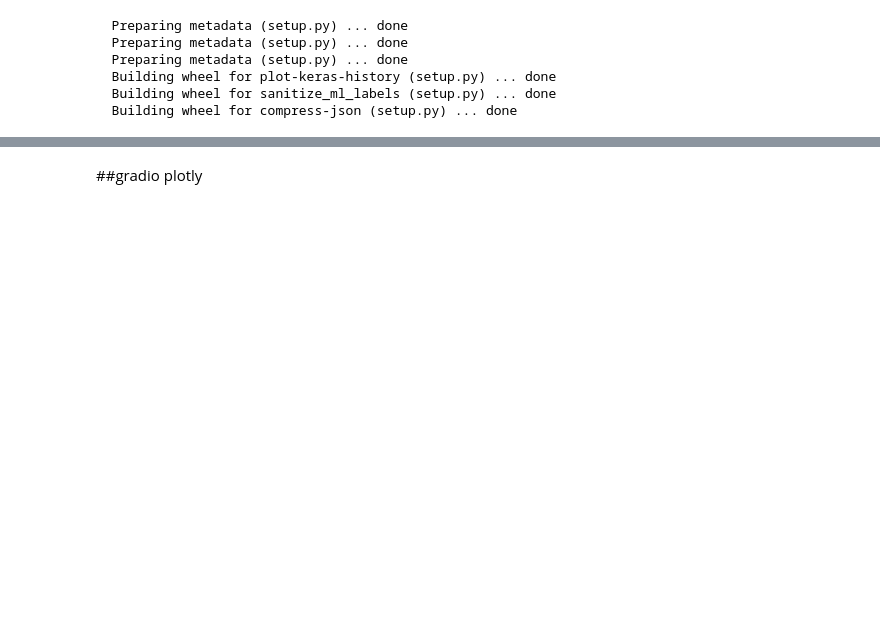
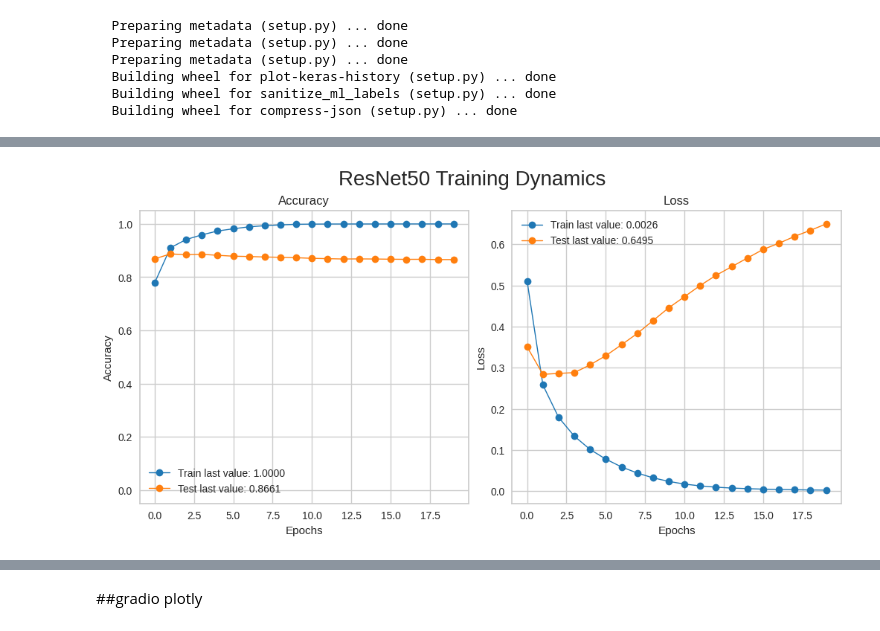
Before and after one commit to MinyaevAndrey/MYPETS, a Jupyter notebook: metrics.ipynb, the cells around one changed output, grey strips where cells are left out. Drawn from its saved outputs; the diff is of its cells as text; code cells hidden in the pictures; blank space fills up the shorter version.

```diff
--- a/metrics.ipynb
+++ b/metrics.ipynb
@@ -81,0 +89,10 @@ show_history(history)
+# %%
+show_history(
+    history,
+    title="ResNet50 Training Dynamics",
+    style="-o",              # Стиль линий matplotlib: сплошная + маркеры
+    graphs_per_row=2,        # 2 графика в строке (по умолчанию 4)
+    side=5                   # Размер каждого подграфика в дюймах
+)
+# %% [output]
+[figure, added]
```
Also changed, not shown: parts of 6 cells of this notebook.
